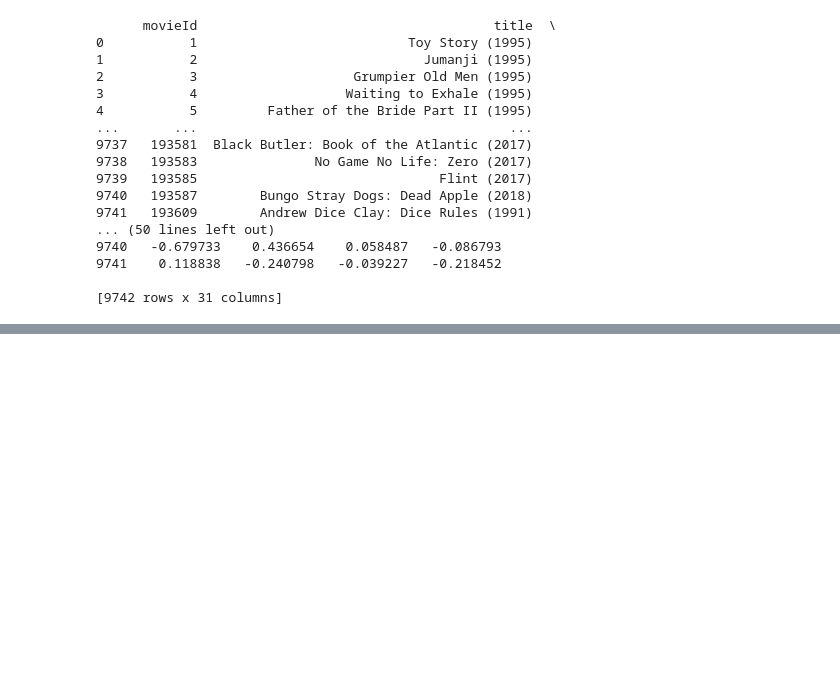
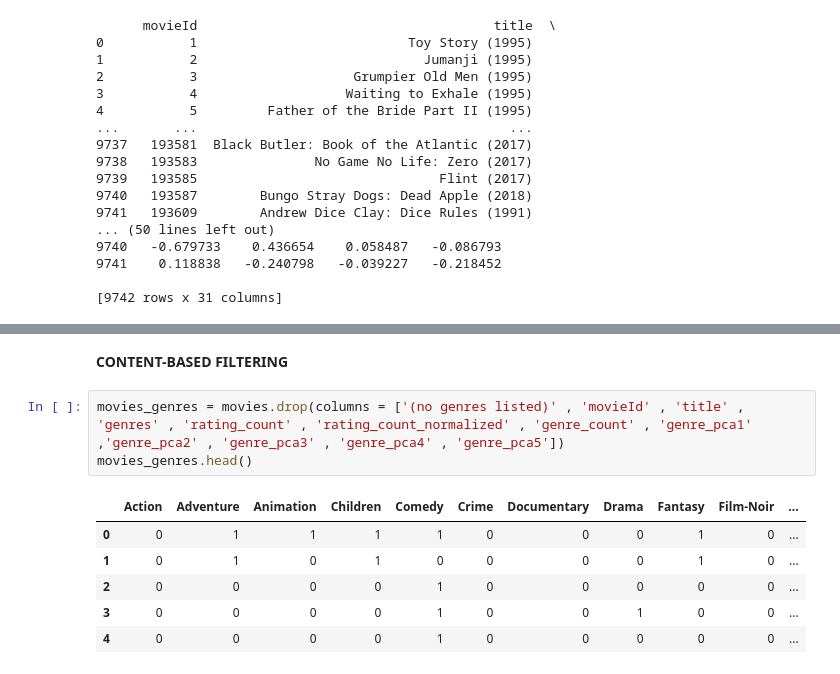
Before and after one commit to Sanjeev11Krishna/Movie-Recommendation-System, a Jupyter notebook: Movie_Recommendation_System.ipynb, the cells around one changed output, grey strips where cells are left out. Cells and saved outputs as stored; diff of their text form; blank space fills up the shorter version.

```diff
--- a/Movie_Recommendation_System.ipynb
+++ b/Movie_Recommendation_System.ipynb
@@ -474,0 +675,12 @@ print(movies)
+# %% [markdown]
+**CONTENT-BASED FILTERING**
+# %%
+movies_genres = movies.drop(columns = ['(no genres listed)' , 'movieId' , 'title' , 'genres' , 'rating_count' , 'rating_count_normalized' , 'genre_count' , 'genre_pca1' ,'genre_pca2' , 'genre_pca3' , 'genre_pca4' , 'genre_pca5'])
+movies_genres.head()
+# %% [output]
+|  | Action | Adventure | Animation | Children | Comedy | Crime | Documentary | Drama | Fantasy | Film-Noir | ... |
+| 0 | 0 | 1 | 1 | 1 | 1 | 0 | 0 | 0 | 1 | 0 | ... |
+| 1 | 0 | 1 | 0 | 1 | 0 | 0 | 0 | 0 | 1 | 0 | ... |
+| 2 | 0 | 0 | 0 | 0 | 1 | 0 | 0 | 0 | 0 | 0 | ... |
+| 3 | 0 | 0 | 0 | 0 | 1 | 0 | 0 | 1 | 0 | 0 | ... |
+| 4 | 0 | 0 | 0 | 0 | 1 | 0 | 0 | 0 | 0 | 0 | ... |
```
Also changed, not shown: parts of 41 cells of this notebook.
